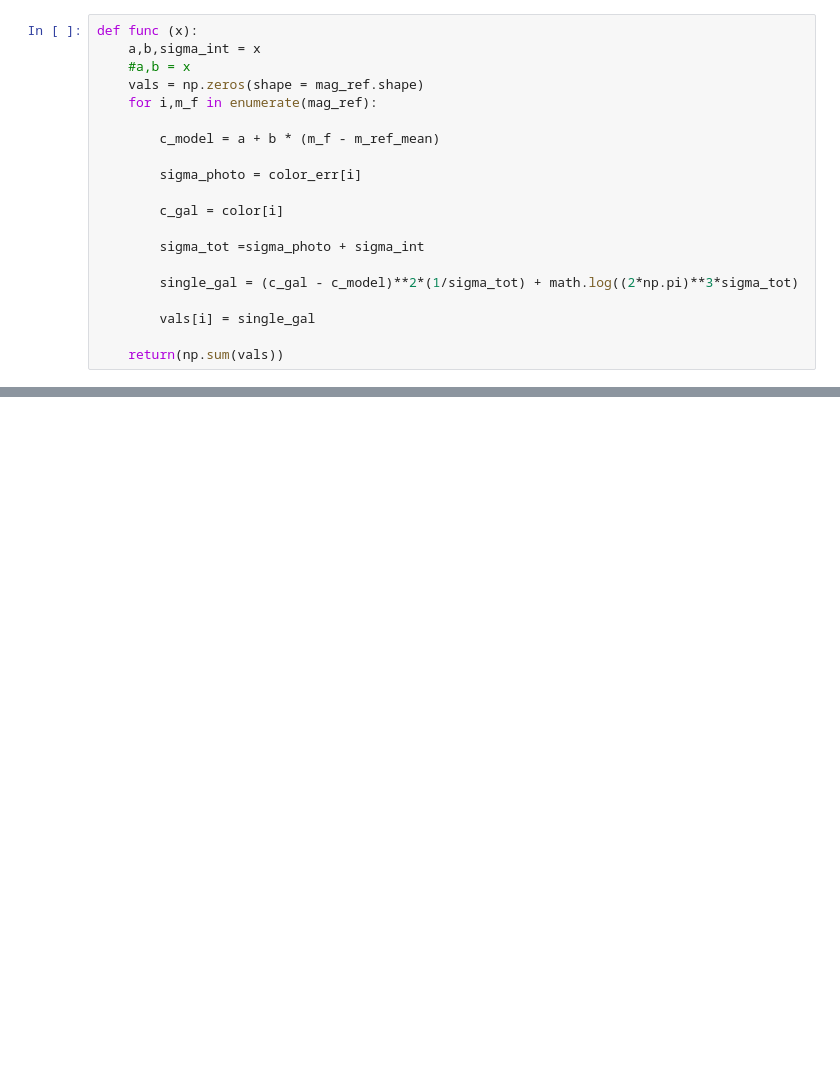
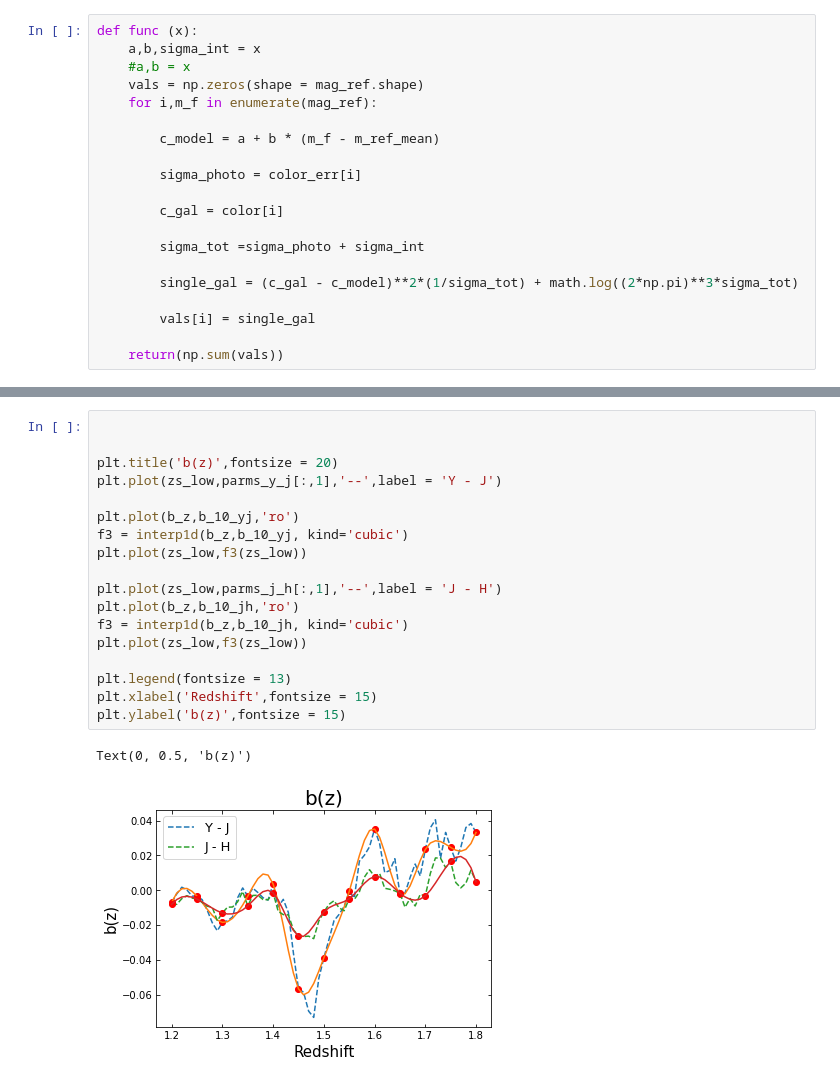
Before and after one commit to Zhiyuan-G/Rubin-Roman-redmagic, a Jupyter notebook: Roman_red_sequence_calibration.ipynb, the cells around one changed output, grey strips where cells are left out. Saved outputs shown, nothing was run; the diff lists cells and outputs as text; blank space fills up the shorter version.

```diff
--- a/Roman_red_sequence_calibration.ipynb
+++ b/Roman_red_sequence_calibration.ipynb
@@ -119,0 +195,21 @@ res = minimize(func, x0,method='BFGS',bounds=((None,None),(None,None),(0.01,0.2)
+# %%
+
+
+plt.title('b(z)',fontsize = 20)
+plt.plot(zs_low,parms_y_j[:,1],'--',label = 'Y - J')
+
+plt.plot(b_z,b_10_yj,'ro')
+f3 = interp1d(b_z,b_10_yj, kind='cubic')
+plt.plot(zs_low,f3(zs_low))
+
+plt.plot(zs_low,parms_j_h[:,1],'--',label = 'J - H')
+plt.plot(b_z,b_10_jh,'ro')
+f3 = interp1d(b_z,b_10_jh, kind='cubic')
+plt.plot(zs_low,f3(zs_low))
+
+plt.legend(fontsize = 13)
+plt.xlabel('Redshift',fontsize = 15)
+plt.ylabel('b(z)',fontsize = 15)
+# %% [output]
+Text(0, 0.5, 'b(z)')
+[figure, added]
```
Also changed, not shown: parts of 9 cells of this notebook.
